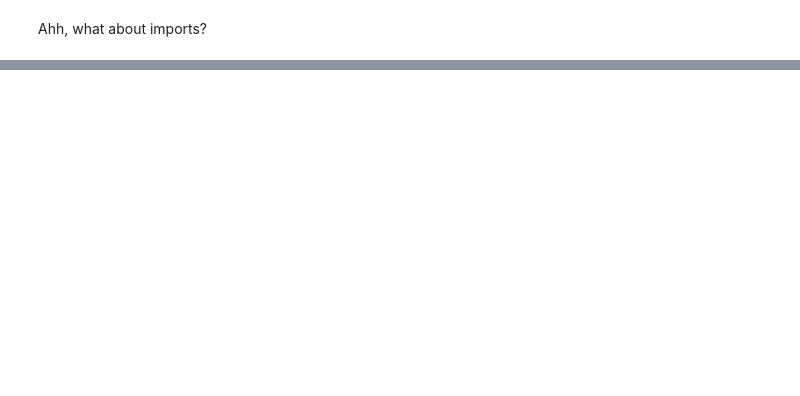
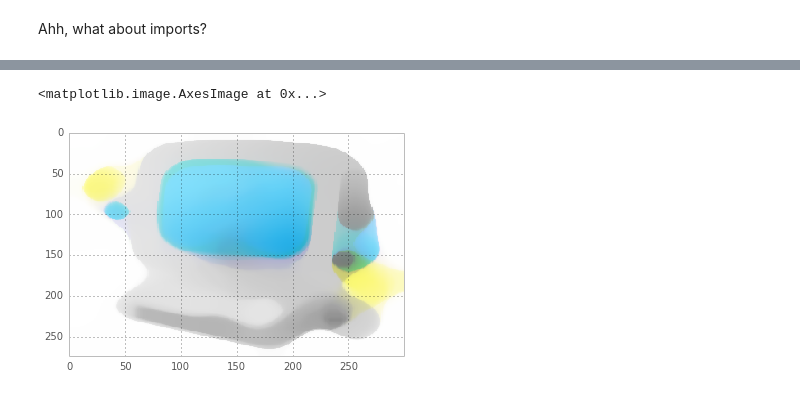
Before and after one commit to alexbw/paralleltools, a Jupyter notebook: Working with Parallel Python.ipynb, the cells around one changed output, grey strips where cells are left out. Cells and saved outputs as stored; diff of their text form; code cells hidden in the pictures; blank space fills up the shorter version.

```diff
--- a/Working with Parallel Python.ipynb
+++ b/Working with Parallel Python.ipynb
@@ -18 +43,10 @@ def foo(d):
+# %%
+def pastel(image_array):
+    a = image_array.copy()
+    for i in range(a.shape[-1]):
+        a[:,:,i] = ndimage.median_filter(a[:,:,i], (30,30))
+    return a
+# %%
+# Let's pretend like we have many images we'd like to filter
+list_of_images = [a.copy() for i in range(6)]
 # %%
@@ -55,0 +86,7 @@ pt.get_engines(
+# %%
+parallel_results = dviews.map_sync(pastel, list_of_images)
+# %%
+imshow(parallel_results[0])
+# %% [output]
+<matplotlib.image.AxesImage at 0x...>
+[figure, added]
```
Also changed, not shown: parts of 15 cells of this notebook.
